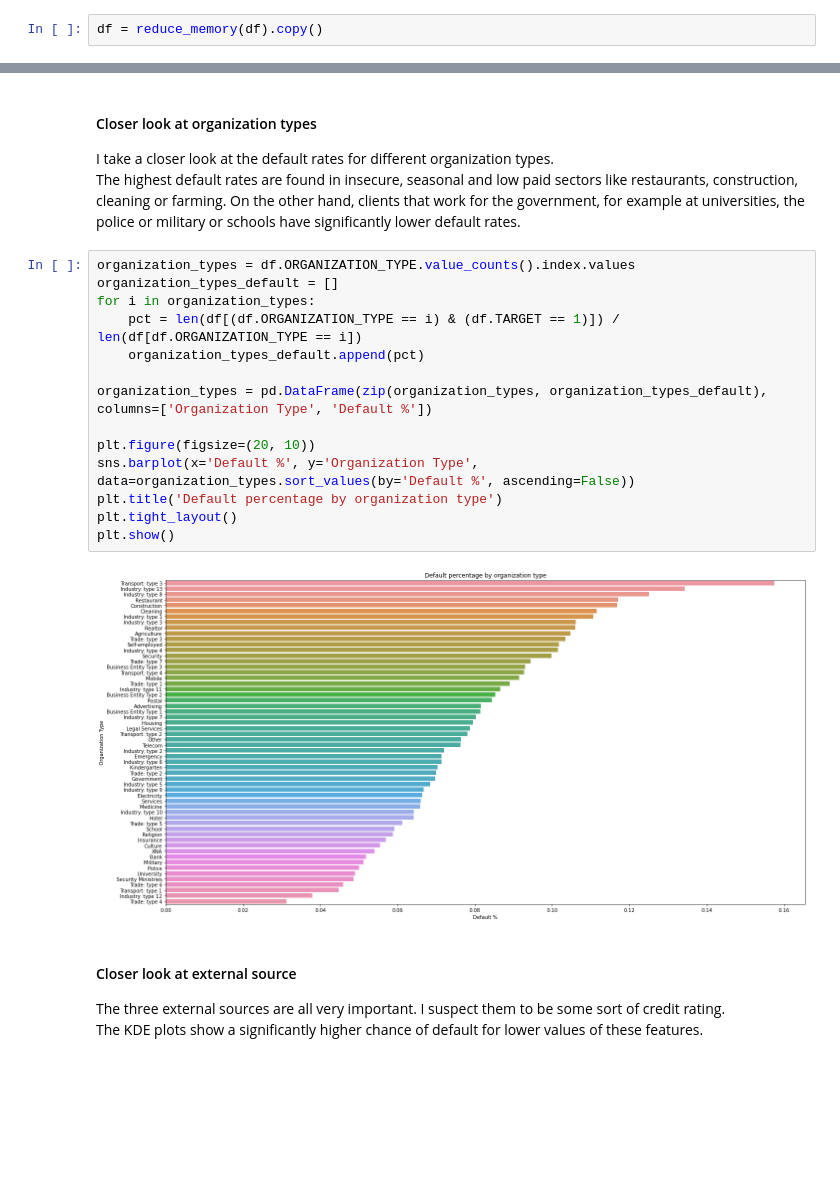
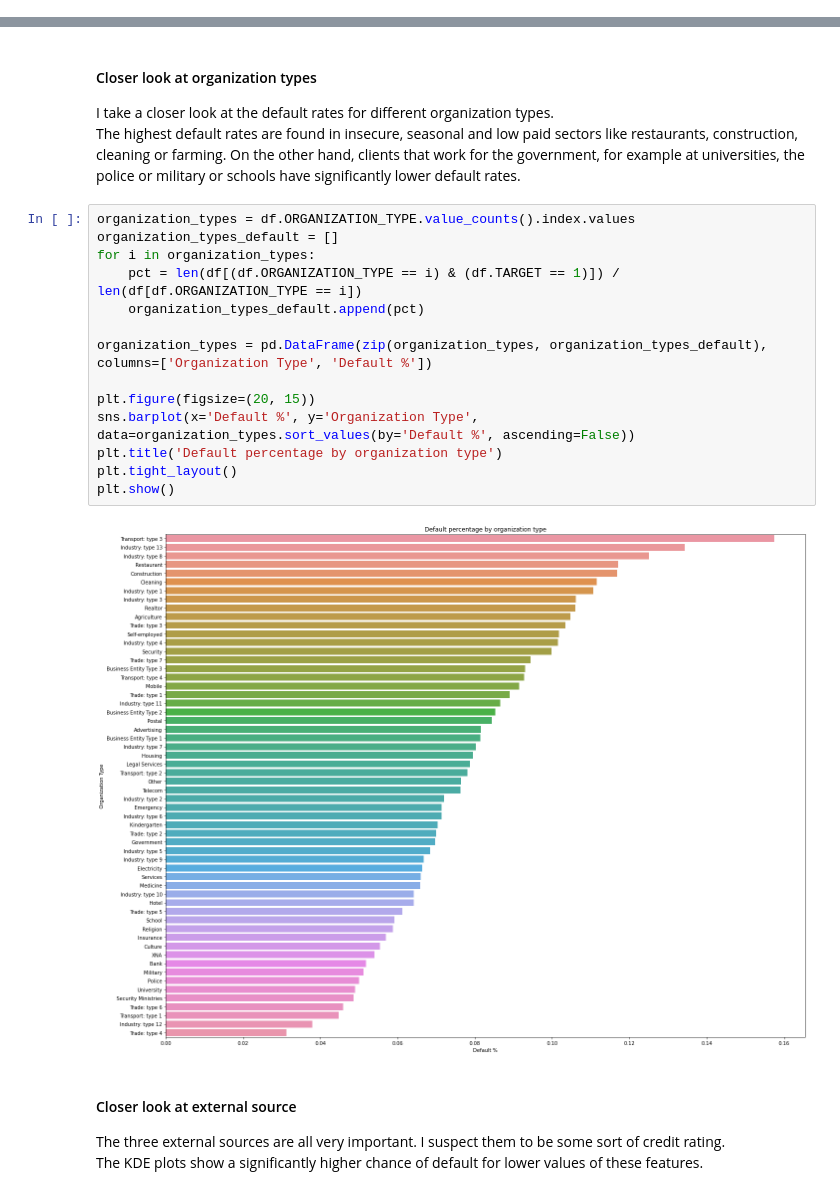
Before and after one commit to Ortgies/credit_risk, a Jupyter notebook: overview.ipynb, the cells around one changed output, grey strips where cells are left out. Saved outputs shown, nothing was run; the diff lists cells and outputs as text; blank space fills up the shorter version.

```diff
--- a/overview.ipynb
+++ b/overview.ipynb
@@ -84,2 +35,0 @@ def reduce_memory(df):
-# %%
-df = reduce_memory(df).copy()
@@ -326,19 +301,19 @@ The highest default rates are found in insecure, seasonal and low paid sectors l
 # %%
 organization_types = df.ORGANIZATION_TYPE.value_counts().index.values
 organization_types_default = []
 for i in organization_types:
     pct = len(df[(df.ORGANIZATION_TYPE == i) & (df.TARGET == 1)]) / len(df[df.ORGANIZATION_TYPE == i])
     organization_types_default.append(pct)
 
 organization_types = pd.DataFrame(zip(organization_types, organization_types_default), columns=['Organization Type', 'Default %'])
 
-plt.figure(figsize=(20, 10))
+plt.figure(figsize=(20, 15))
 sns.barplot(x='Default %', y='Organization Type', data=organization_types.sort_values(by='Default %', ascending=False))
 plt.title('Default percentage by organization type')
 plt.tight_layout()
 plt.show()
 # %% [output]
-[figure, old version]
+[figure, new version]
 # %% [markdown]
 #### Closer look at external source
 The three external sources are all very important. I suspect them to be some sort of credit rating. <br>
```
Also changed, not shown: parts of 22 cells of this notebook, 3 other files.
